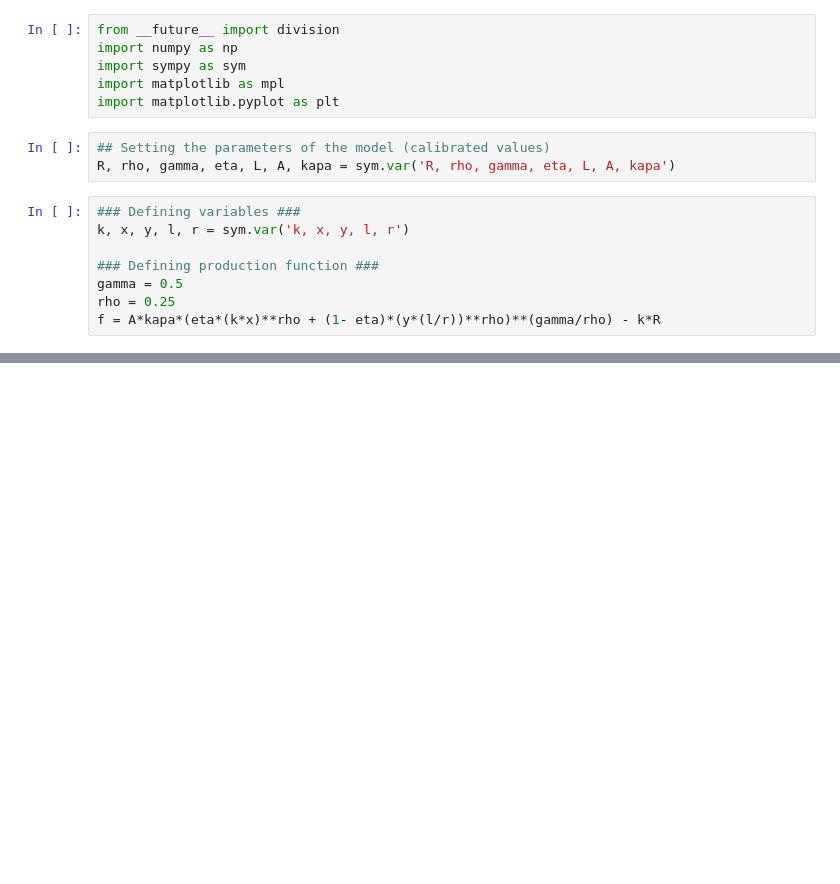
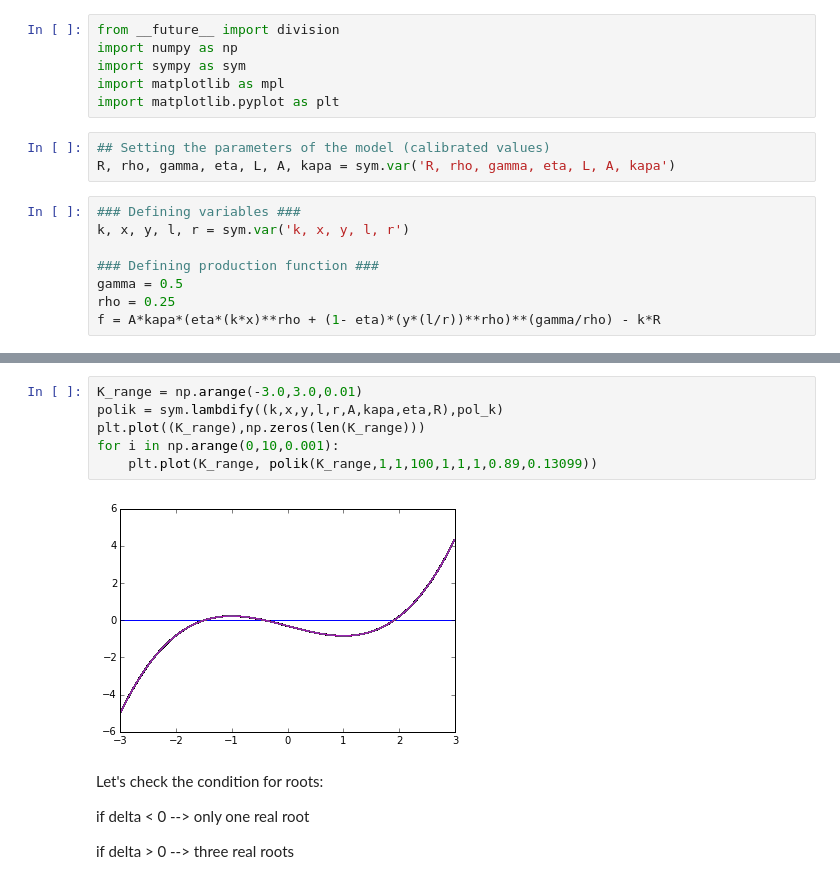
Before and after one commit to davidrpugh/assortative-matching-large-firms, a Jupyter notebook: Capital.ipynb, the cells around one changed output, grey strips where cells are left out. Cells and saved outputs as stored; diff of their text form; blank space fills up the shorter version.

```diff
--- a/Capital.ipynb
+++ b/Capital.ipynb
@@ -60,0 +51,14 @@ final_k.simplify()
+# %%
+K_range = np.arange(-3.0,3.0,0.01)
+polik = sym.lambdify((k,x,y,l,r,A,kapa,eta,R),pol_k)
+plt.plot((K_range),np.zeros(len(K_range)))
+for i in np.arange(0,10,0.001):
+    plt.plot(K_range, polik(K_range,1,1,100,1,1,1,0.89,0.13099))
+# %% [output]
+[figure, added]
+# %% [markdown]
+Let's check the condition for roots:
+
+if delta < 0 --> only one real root
+
+if delta > 0 --> three real roots
```
Also changed, not shown: parts of 21 cells of this notebook, 1 other file.
